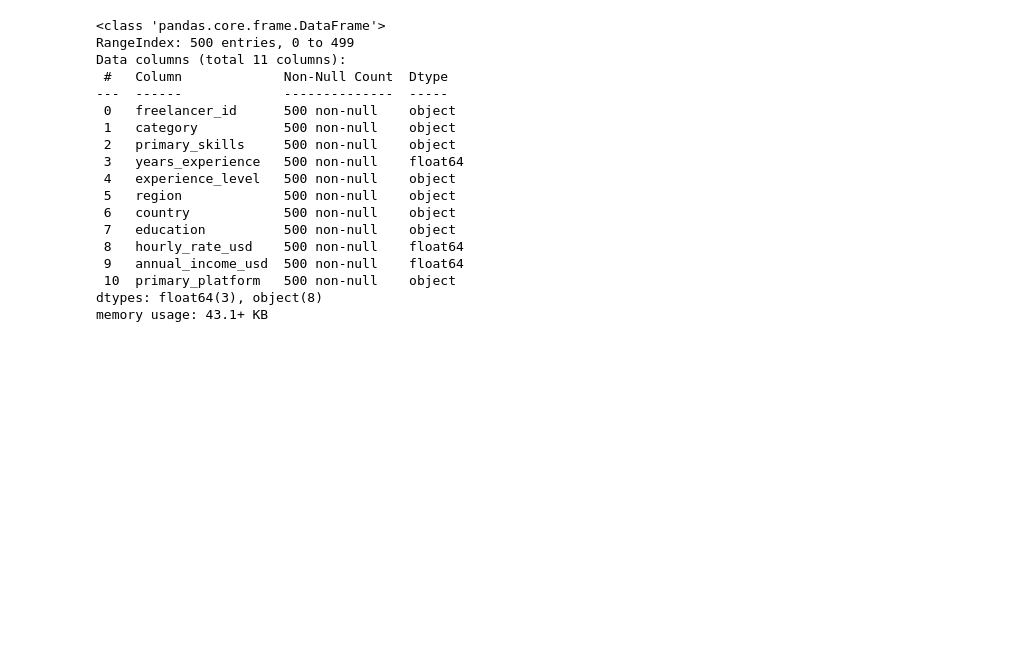
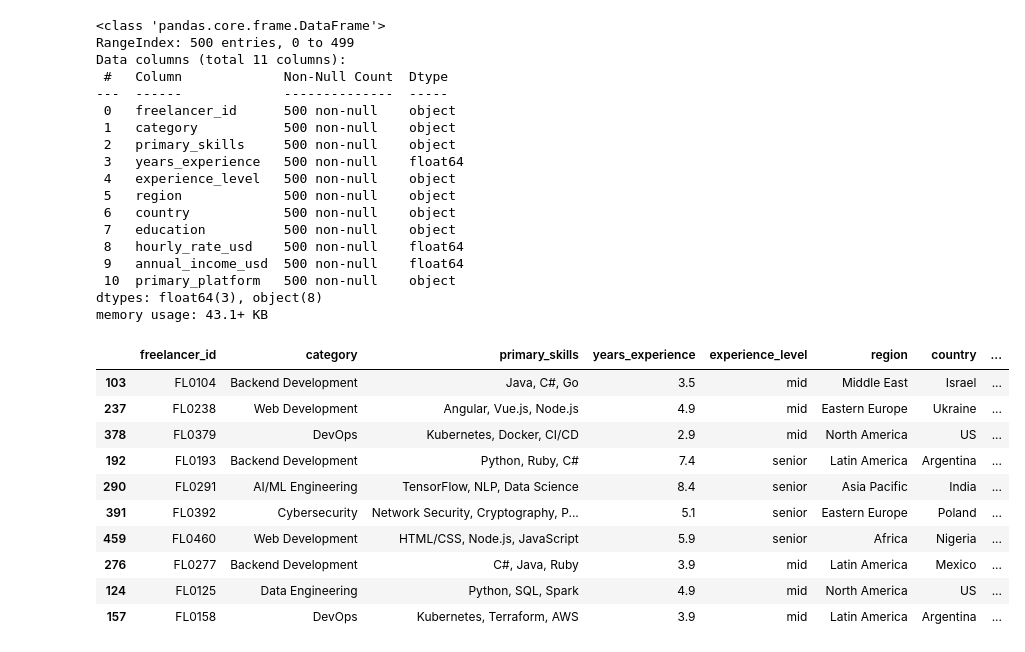
Before and after one commit to masum-auch/AI-Engineer, a Jupyter notebook: ml_learning/ml_data_cleaning/practice_data/12-data-cleaning.ipynb, the cells around one changed output. Saved outputs shown, nothing was run; the diff lists cells and outputs as text; code cells hidden in the pictures; blank space fills up the shorter version.

```diff
--- a/ml_learning/ml_data_cleaning/practice_data/12-data-cleaning.ipynb
+++ b/ml_learning/ml_data_cleaning/practice_data/12-data-cleaning.ipynb
@@ -187,2 +206,16 @@ memory usage: 43.1+ KB
+# %%
+freelancer.sample(10)
+# %% [output]
+|  | freelancer_id | category | primary_skills | years_experience | experience_level | region | country | ... |
+| 103 | FL0104 | Backend Development | Java, C#, Go | 3.5 | mid | Middle East | Israel | ... |
+| 237 | FL0238 | Web Development | Angular, Vue.js, Node.js | 4.9 | mid | Eastern Europe | Ukraine | ... |
+| 378 | FL0379 | DevOps | Kubernetes, Docker, CI/CD | 2.9 | mid | North America | US | ... |
+| 192 | FL0193 | Backend Development | Python, Ruby, C# | 7.4 | senior | Latin America | Argentina | ... |
+| 290 | FL0291 | AI/ML Engineering | TensorFlow, NLP, Data Science | 8.4 | senior | Asia Pacific | India | ... |
+| 391 | FL0392 | Cybersecurity | Network Security, Cryptography, P... | 5.1 | senior | Eastern Europe | Poland | ... |
+| 459 | FL0460 | Web Development | HTML/CSS, Node.js, JavaScript | 5.9 | senior | Africa | Nigeria | ... |
+| 276 | FL0277 | Backend Development | C#, Java, Ruby | 3.9 | mid | Latin America | Mexico | ... |
+| 124 | FL0125 | Data Engineering | Python, SQL, Spark | 4.9 | mid | North America | US | ... |
+| 157 | FL0158 | DevOps | Kubernetes, Terraform, AWS | 3.9 | mid | Latin America | Argentina | ... |
 # %%
 # freelancer.groupby('country')['annual_income_usd'].mean().sort_values(ascending=False)
```
Also changed, not shown: parts of 5 cells of this notebook.
